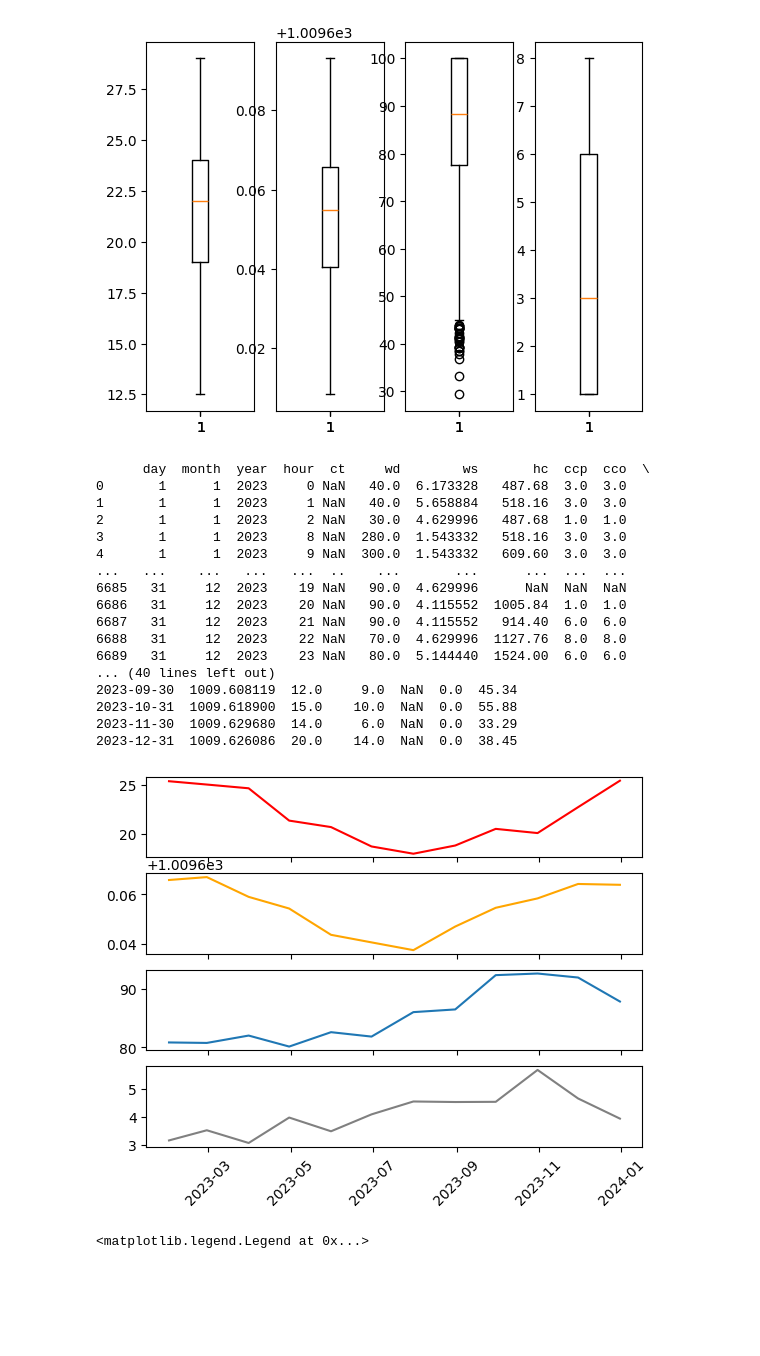
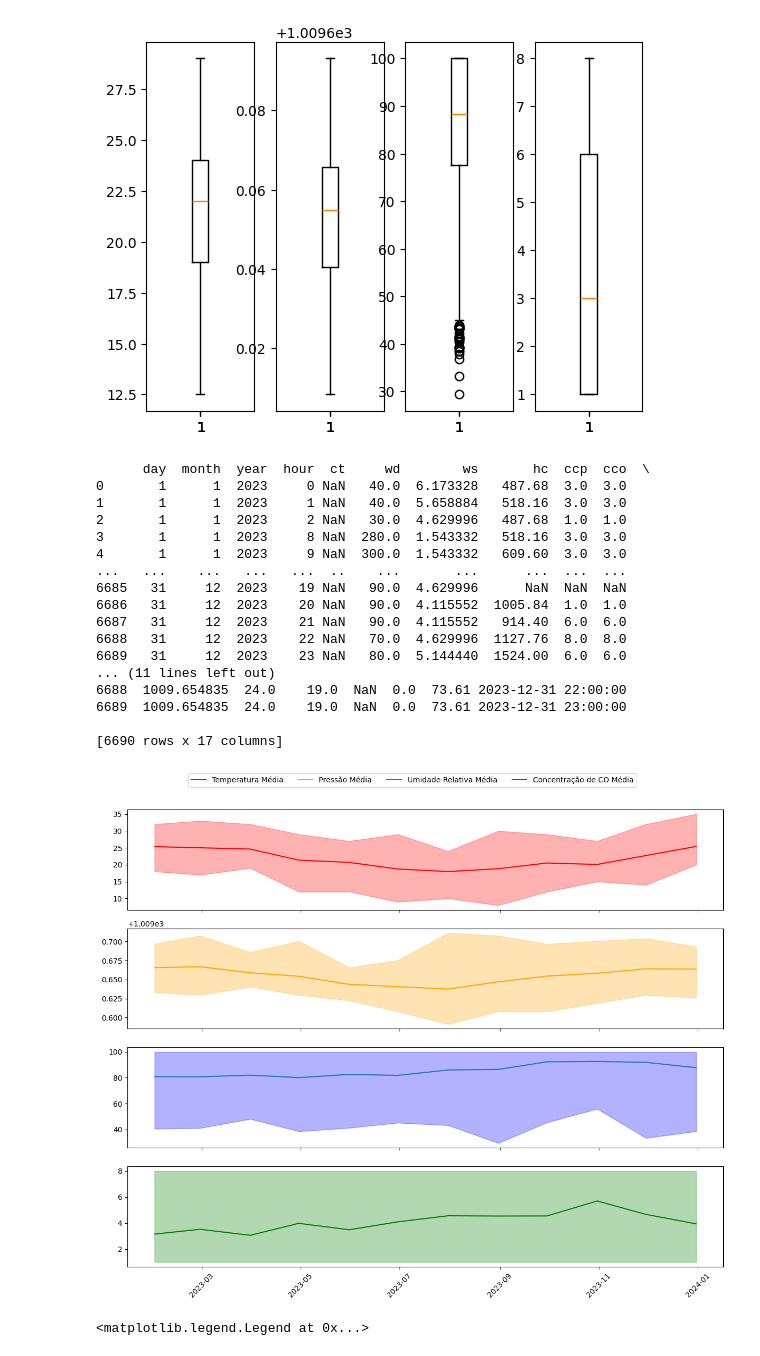
Before and after one commit to douglassilveirac/ENS5173_202401, a Jupyter notebook: pyEnv/Scripts/Atv02.ipynb, the cells around one changed output. Cells and saved outputs as stored; diff of their text form; code cells hidden in the pictures; blank space fills up the shorter version.

```diff
--- a/pyEnv/Scripts/Atv02.ipynb
+++ b/pyEnv/Scripts/Atv02.ipynb
@@ -144,38 +153,57 @@ O percentil 99 da cco é:1009.6967607391396
 # %%
 # Estatísticas dos dados
 print(metSuperficie)
 metSuperficie.set_index('datetime', inplace=True)
-media_mensal = metSuperficie.resample('M').mean()
-min_mensal = metSuperficie.resample('M').min()
+media_mensal = metSuperficie.resample('ME').mean()
+min_mensal = metSuperficie.resample('ME').min()
+max_mensal = metSuperficie.resample('ME').max()
 
 # Plotando figura após fazer a média mensal
-fig,ax = plt.subplots(4,sharex=True)
-ax[0].plot(media_mensal.index,media_mensal['temp'],color='red')
-ax[1].plot(media_mensal.index,media_mensal['p'],color='orange')
-ax[2].plot(media_mensal.index,media_mensal['relh'])
-ax[3].plot(media_mensal.index,media_mensal['cco'],color='gray')
+fig, ax = plt.subplots(4, sharex=True, figsize=(12, 10))
+
+# Temperatura
+ax[0].plot(media_mensal.index, media_mensal['temp'], color='red', label='Temperatura Média')
+ax[0].fill_between(media_mensal.index, min_mensal['temp'], max_mensal['temp'], color='red', alpha=0.3)
+
+# Pressão
+ax[1].plot(media_mensal.index, media_mensal['p'], color='orange', label='Pressão Média')
+ax[1].fill_between(media_mensal.index, min_mensal['p'], max_mensal['p'], color='orange', alpha=0.3)
+
+# Umidade Relativa
+ax[2].plot(media_mensal.index, media_mensal['relh'], label='Umidade Relativa Média')
+ax[2].fill_between(media_mensal.index, min_mensal['relh'], max_mensal['relh'], color='blue', alpha=0.3)
+
+# Concentração de CO
+ax[3].plot(media_mensal.index, media_mensal['cco'], color='green', label='Concentração de CO Média')
+ax[3].fill_between(media_mensal.index, min_mensal['cco'], max_mensal['cco'], color='green', alpha=0.3)
 ax[3].tick_params(axis='x', rotation=45)
 
-print(min_mensal)
+# Ajustando o layout para dar espaço para a legenda no topo
+fig.tight_layout(rect=[0, 0, 1, 0.95])
+
+# Adicionando a legenda na parte de cima fora da área do gráfico
+fig.legend(loc='upper center', bbox_to_anchor=(0.5, 1.01), ncol=4)
+
+plt.show()
 # %% [output]
       day  month  year  hour  ct     wd        ws       hc  ccp  cco  \
 0       1      1  2023     0 NaN   40.0  6.173328   487.68  3.0  3.0
 1       1      1  2023     1 NaN   40.0  5.658884   518.16  3.0  3.0
 2       1      1  2023     2 NaN   30.0  4.629996   487.68  1.0  1.0
 3       1      1  2023     8 NaN  280.0  1.543332   518.16  3.0  3.0
 4       1      1  2023     9 NaN  300.0  1.543332   609.60  3.0  3.0
 ...   ...    ...   ...   ...  ..    ...       ...      ...  ...  ...
 6685   31     12  2023    19 NaN   90.0  4.629996      NaN  NaN  NaN
 6686   31     12  2023    20 NaN   90.0  4.115552  1005.84  1.0  1.0
 6687   31     12  2023    21 NaN   90.0  4.115552   914.40  6.0  6.0
 6688   31     12  2023    22 NaN   70.0  4.629996  1127.76  8.0  8.0
 6689   31     12  2023    23 NaN   80.0  5.144440  1524.00  6.0  6.0
-... (40 lines left out)
-2023-09-30  1009.608119  12.0     9.0  NaN  0.0  45.34
-2023-10-31  1009.618900  15.0    10.0  NaN  0.0  55.88
-2023-11-30  1009.629680  14.0     6.0  NaN  0.0  33.29
-2023-12-31  1009.626086  20.0    14.0  NaN  0.0  38.45
+... (11 lines left out)
+6688  1009.654835  24.0    19.0  NaN  0.0  73.61 2023-12-31 22:00:00
+6689  1009.654835  24.0    19.0  NaN  0.0  73.61 2023-12-31 23:00:00
+
+[6690 rows x 17 columns]
-[figure, old version]
+[figure, new version]
 # %%
 # Criando minha rosa dos ventos
 from windrose import WindroseAxes
```
Also changed, not shown: parts of 1 cell of this notebook.
